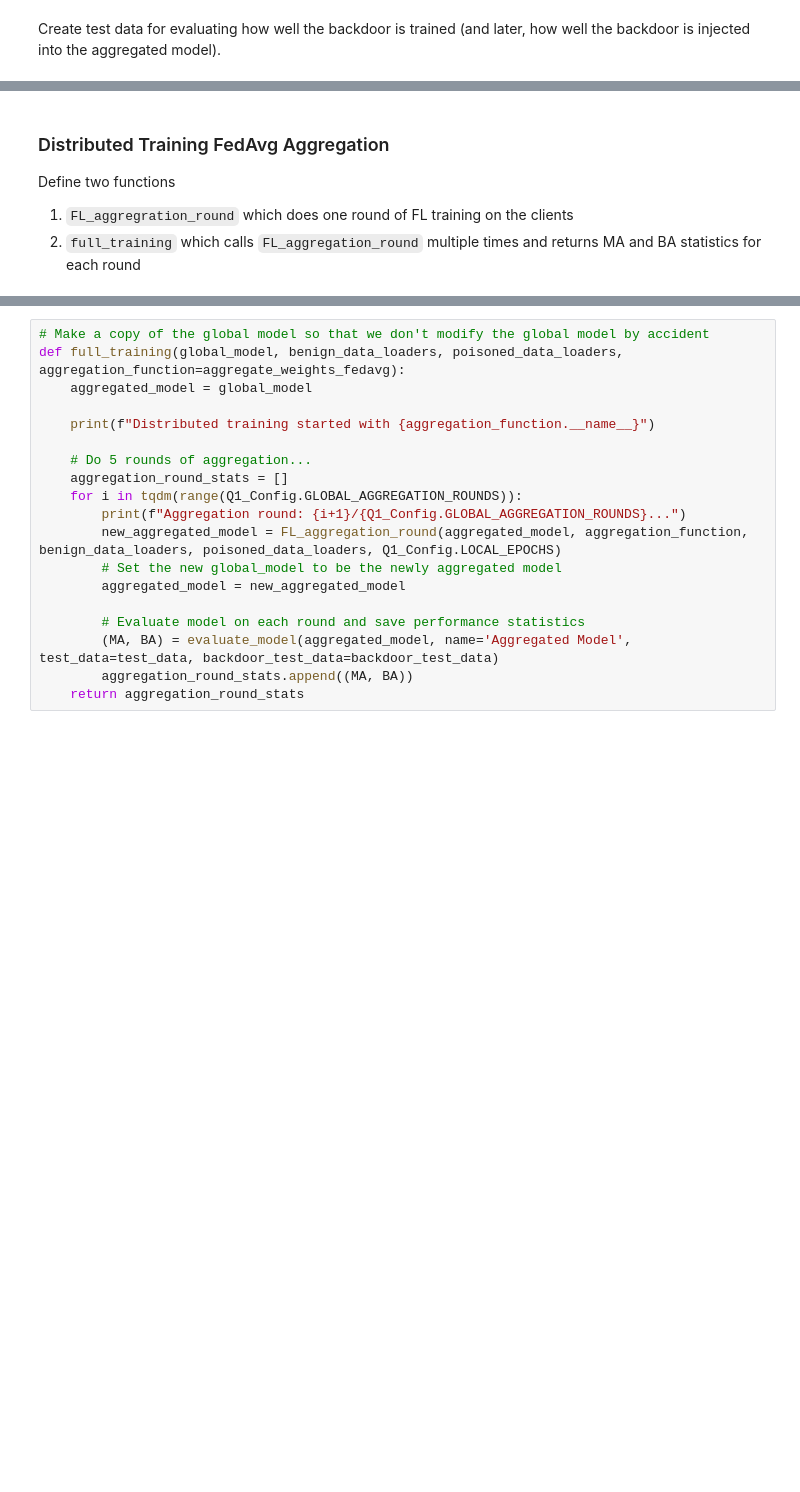
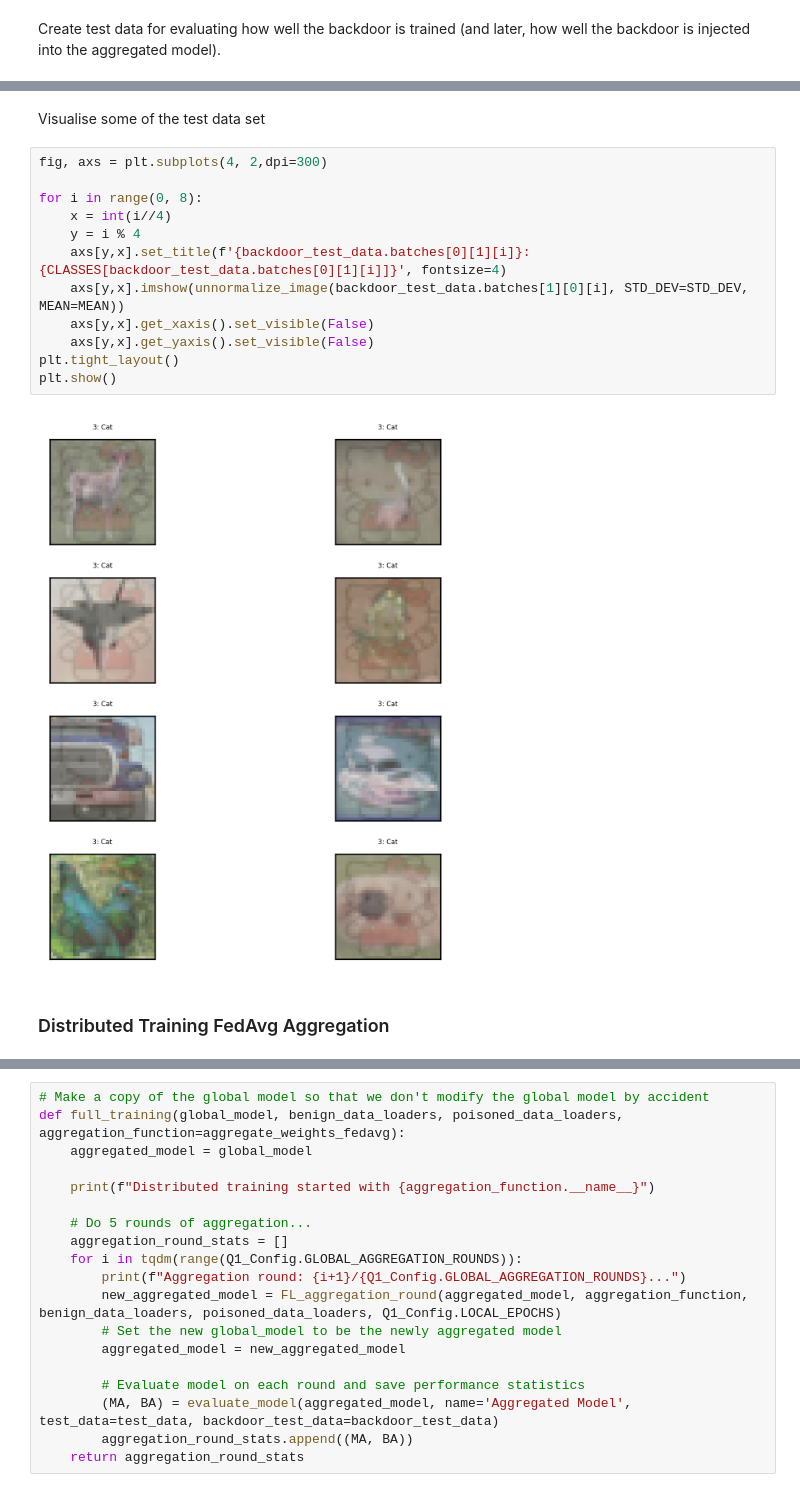
Before and after one commit to aschroede/SPML, a Jupyter notebook: Homework/Homework3/Homework3.ipynb, the cells around one changed output, grey strips where cells are left out. Cells and saved outputs as stored; diff of their text form; blank space fills up the shorter version.

```diff
--- a/Homework/Homework3/Homework3.ipynb
+++ b/Homework/Homework3/Homework3.ipynb
@@ -371,8 +391,21 @@ if USE_GPU:
     backdoor_test_data.cuda()
 else:
     backdoor_test_data.cpu()
+# %% [markdown]
+Visualise some of the test data set
+# %%
+fig, axs = plt.subplots(4, 2,dpi=300)
+
+for i in range(0, 8):
+    x = int(i//4)
+    y = i % 4
+    axs[y,x].set_title(f'{backdoor_test_data.batches[0][1][i]}: {CLASSES[backdoor_test_data.batches[0][1][i]]}', fontsize=4)
+    axs[y,x].imshow(unnormalize_image(backdoor_test_data.batches[1][0][i], STD_DEV=STD_DEV, MEAN=MEAN))
+    axs[y,x].get_xaxis().set_visible(False)
+    axs[y,x].get_yaxis().set_visible(False)
+plt.tight_layout()
+plt.show()
+# %% [output]
+[figure, added]
 # %% [markdown]
 ### Distributed Training FedAvg Aggregation
-Define two functions
-1. `FL_aggregration_round` which does one round of FL training on the clients
-2. `full_training` which calls `FL_aggregation_round` multiple times and returns MA and BA statistics for each round
```
Also changed, not shown: parts of 19 cells of this notebook, 3 other files.
